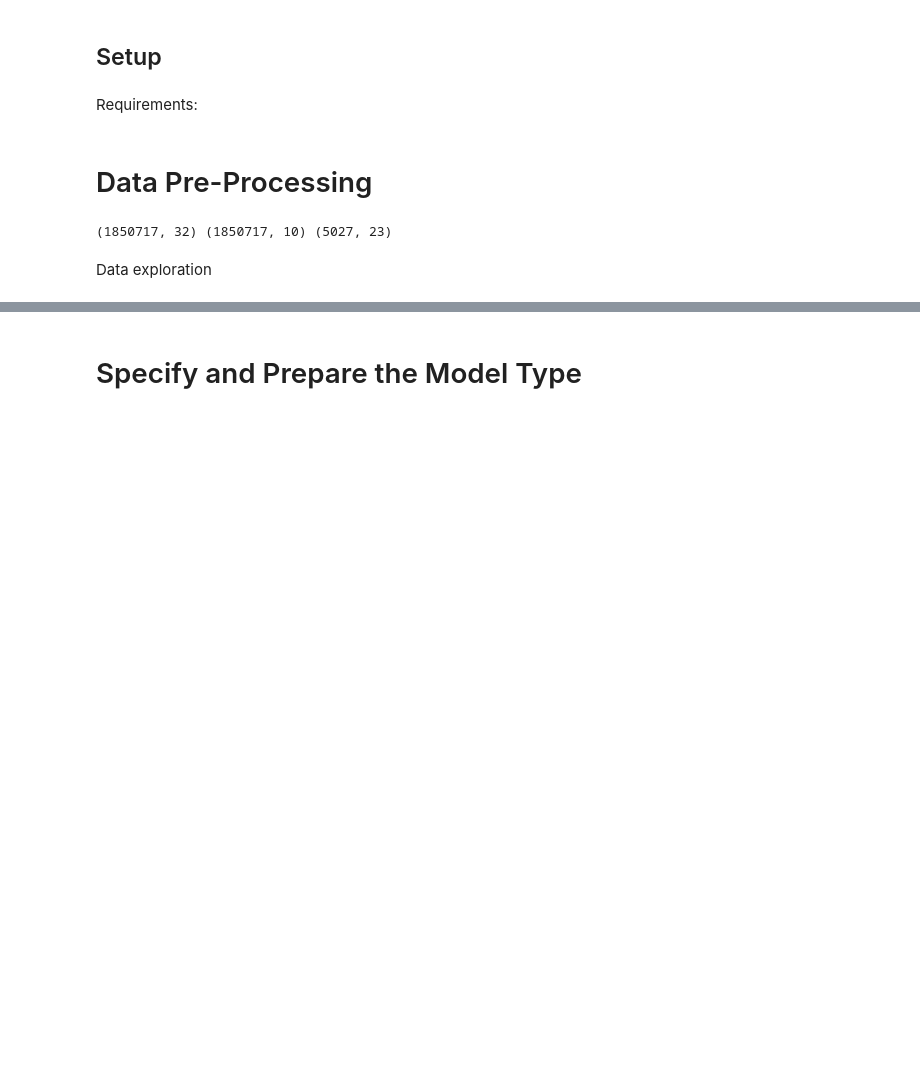
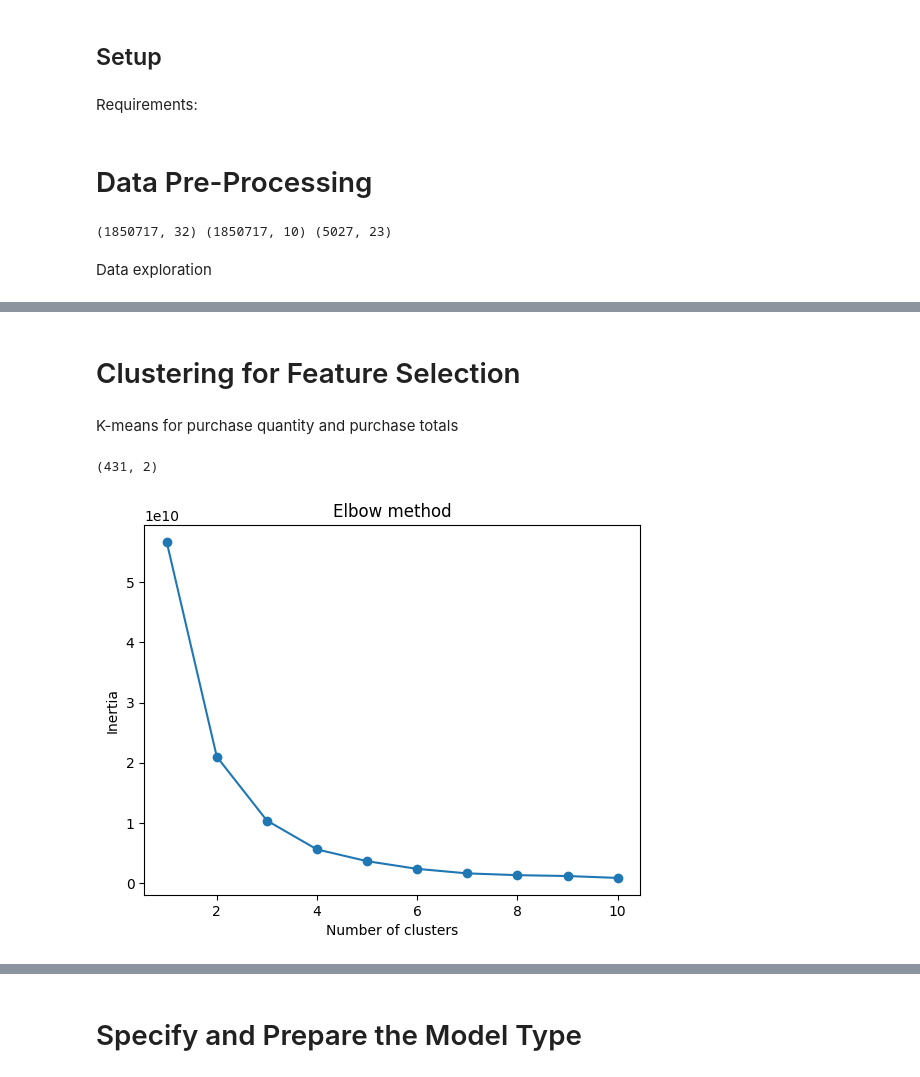
Before and after one commit to oliviermizero/BusinessForecastingProject, a Jupyter notebook: workflow.ipynb, the cells around one changed output, grey strips where cells are left out. Drawn from its saved outputs; the diff is of its cells as text; code cells hidden in the pictures; blank space fills up the shorter version.

Commit message:
subset, clustered data. Tried first model

```diff
--- a/workflow.ipynb
+++ b/workflow.ipynb
@@ -53,5 +53,7 @@ merged_data = pd.merge(data, survey_data, on='Survey ResponseID', how='inner')
 print(merged_data.shape, data.shape, survey_data.shape)
 # %% [output]
 (1850717, 32) (1850717, 10) (5027, 23)
+# %%
+subset_data = merged_data[(merged_data['Q-demos-gender'] == 'Female') & (merged_data['Q-demos-age'] == '35 - 44 years') & (merged_data['Prime Customer'] == 1)]
 # %% [markdown]
 Data exploration
@@ -58,9 +94,9 @@ Data exploration
 # %%
 # Convert 'Order Date' to datetime
-merged_data['Order Date'] = pd.to_datetime(merged_data['Order Date'])
+subset_data['Order Date'] = pd.to_datetime(subset_data['Order Date'])
 
 # Group by 'Order Date' and sum the 'Purchase Price Per Unit'
-transaction_totals = merged_data.groupby('Order Date')['Purchase Price Per Unit'].sum().reset_index()
+transaction_totals = subset_data.groupby(['Order Date', 'Q-demos-gender'])['Purchase Price Per Unit'].sum().reset_index()
 
 # Plot the time series
 px.line(transaction_totals, x='Order Date', y='Purchase Price Per Unit', title='Transaction Totals Over Time')
@@ -81,0 +122,32 @@ Index(['Order Date', 'Purchase Price Per Unit', 'Quantity',
+# %% [markdown]
+# Clustering for Feature Selection
+# %% [markdown]
+K-means for purchase quantity and purchase totals
+# %%
+#Group by survey response id and count the number of prime purchases and sum the price per unit
+prime_users = subset_data.groupby("Survey ResponseID").agg({"Prime Purchase":"sum", "Purchase Price Per Unit":"sum"})
+#Left join prime purchases with survey data
+print(prime_users.shape)
+# Rename the column
+prime_users.rename(columns={'Purchase Price Per Unit': 'Purchase Totals'}, inplace=True)
+# %% [output]
+(431, 2)
+# %%
+from sklearn.cluster import KMeans
+import matplotlib.pyplot as plt
+
+k_data = list(zip(prime_users['Prime Purchase'], prime_users['Purchase Totals']))
+inertias = []
+
+for i in range(1,11):
+    kmeans = KMeans(n_clusters=i)
+    kmeans.fit(k_data)
+    inertias.append(kmeans.inertia_)
+
+plt.plot(range(1,11), inertias, marker='o')
+plt.title('Elbow method')
+plt.xlabel('Number of clusters')
+plt.ylabel('Inertia')
+plt.show()
+# %% [output]
+[figure, added]
```
Also changed, not shown: parts of 18 cells of this notebook.
